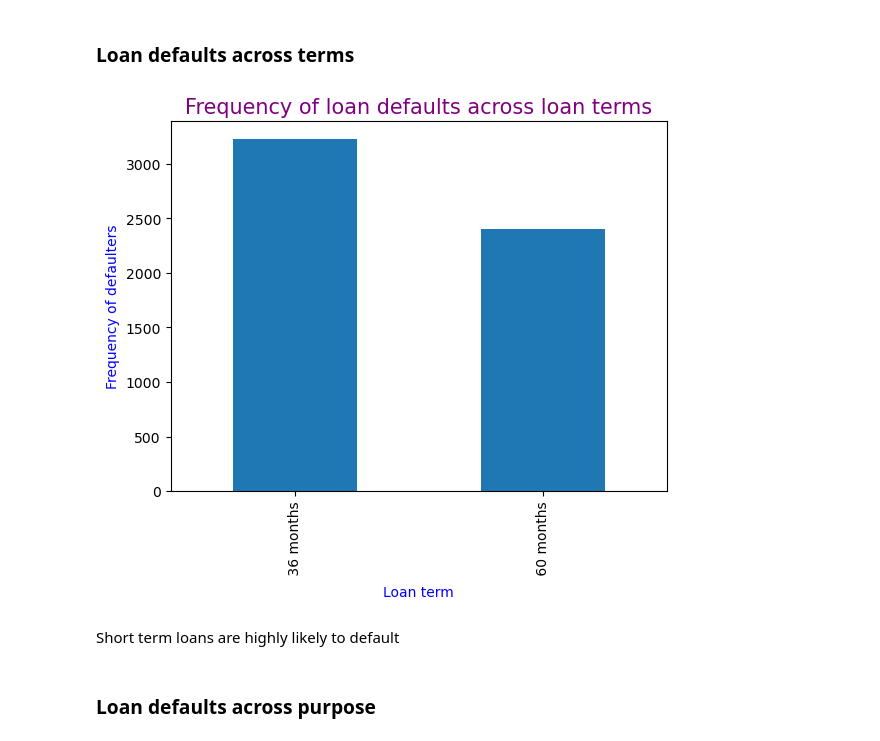
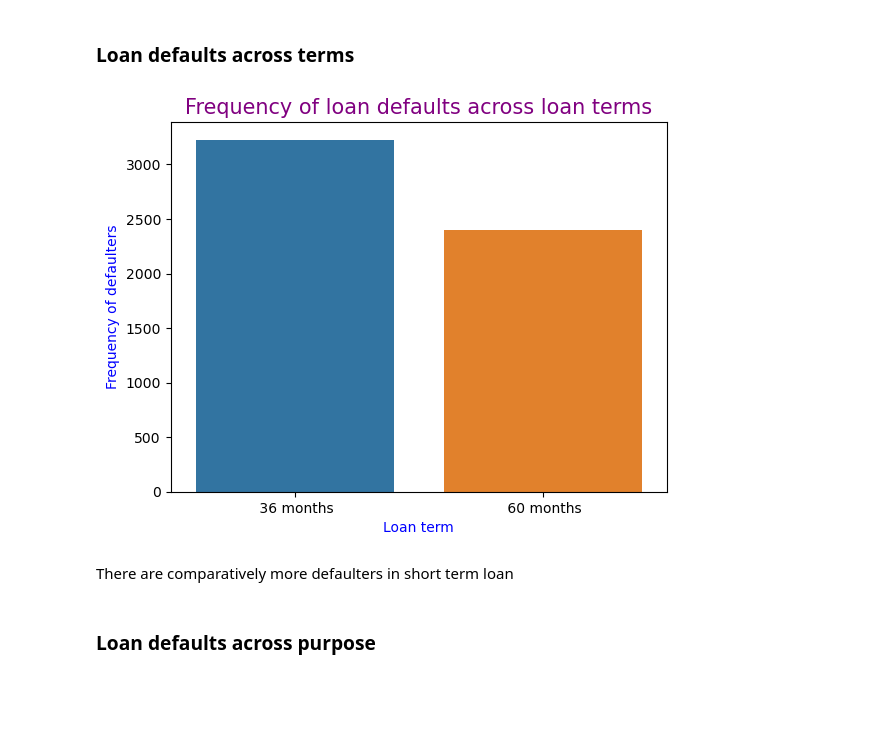
Before and after one commit to zeeamber/Lending-Club-Case-Study, a Jupyter notebook: lending_club_case_study.ipynb, the cells around one changed output. Drawn from its saved outputs; the diff is of its cells as text; code cells hidden in the pictures; blank space fills up the shorter version.

```diff
--- a/lending_club_case_study.ipynb
+++ b/lending_club_case_study.ipynb
@@ -579,15 +585,17 @@ plt.show()
 # %% [markdown]
 ### Loan defaults across terms
 # %%
-defaulters_df.term.value_counts().plot.bar()
+value_counts = defaulters_df.term.value_counts()
+sns.barplot(x = value_counts.index,
+            y = value_counts.values)
 plt.title("Frequency of loan defaults across loan terms", fontsize = 15, color = 'purple')
 plt.ylabel("Frequency of defaulters", color = 'blue')
 plt.xlabel("Loan term", color = 'blue')
 plt.show()
 # %% [output]
-[figure, old version]
+[figure, new version]
 # %% [markdown]
-Short term loans are highly likely to default
+There are comparatively more defaulters in short term loan
 # %% [markdown]
 ### Loan defaults across purpose
 # %%
```
Also changed, not shown: parts of 16 cells of this notebook.
